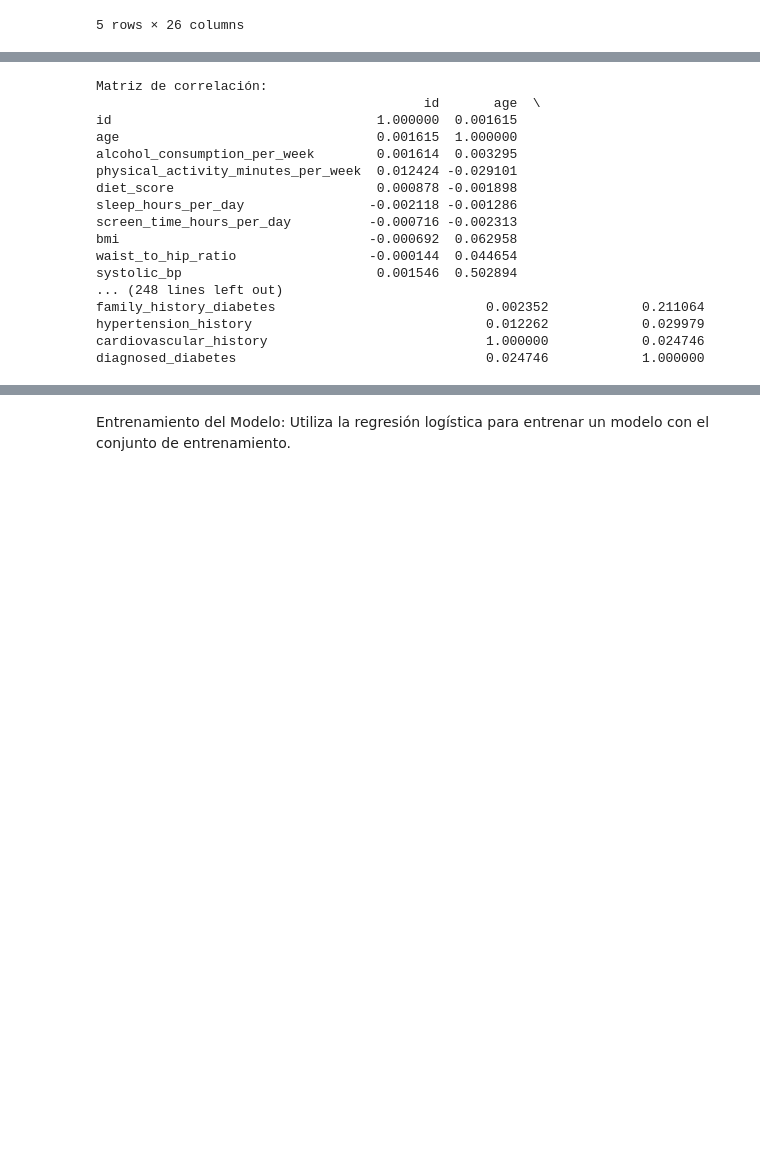
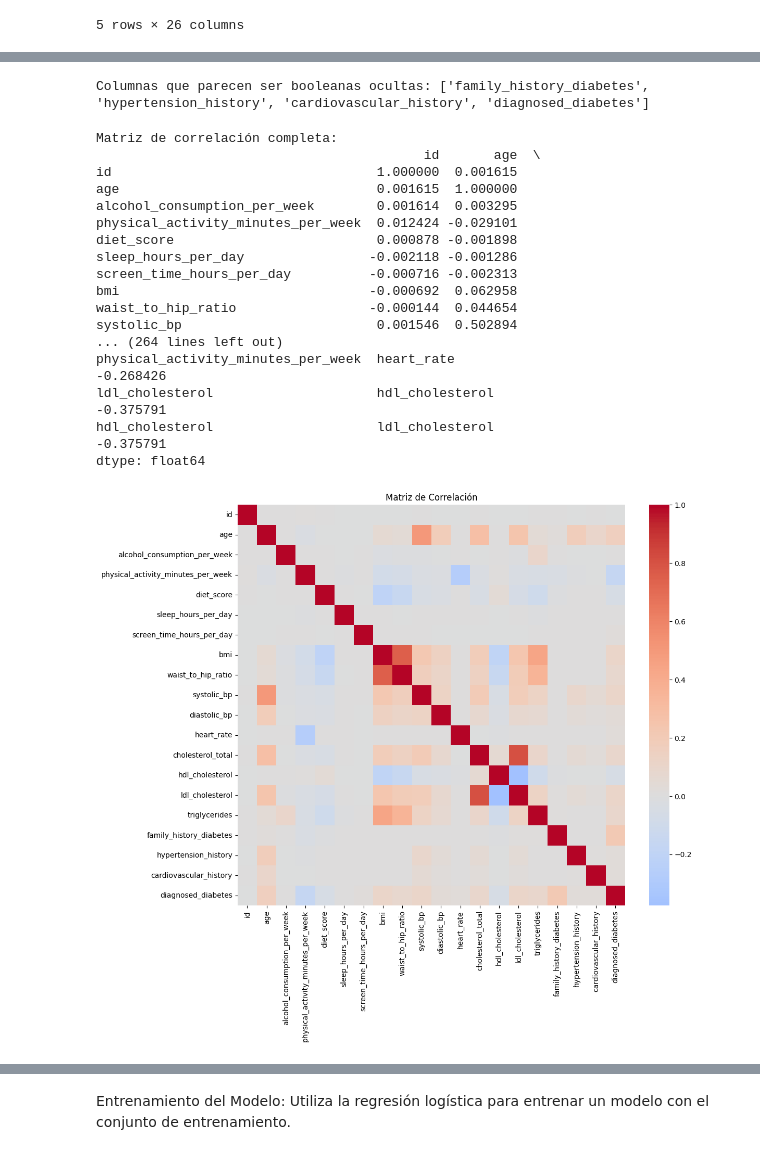
Before and after one commit to iredondosan/ML_Diabetes_Prediction_Challenge, a Jupyter notebook: notebooks/ML_Diabetes_Model_Jesús.ipynb, the cells around one changed output, grey strips where cells are left out. Drawn from its saved outputs; the diff is of its cells as text; code cells hidden in the pictures; blank space fills up the shorter version.

```diff
--- a/notebooks/ML_Diabetes_Model_Jesús.ipynb
+++ b/notebooks/ML_Diabetes_Model_Jesús.ipynb
@@ -57,23 +69,62 @@ freq                                                    1
+# %%
+df.shape # (número de filas, número de columnas)
+target = "diagnosed_diabetes" # Nombre de la columna objetivo
+
+# Identificar columnas que parecen ser booleanas ocultas
+def is_hidden_boolean(series):
+    values = set(series.dropna().unique())
+    return values.issubset({0, 1})
+
+hidden_bools = [
+    col for col in df.columns
+    if df[col].dtype in ["float64", "int64"]
+    and is_hidden_boolean(df[col])
+]
+df[hidden_bools] = df[hidden_bools].astype("bool")
+print("Columnas que parecen ser booleanas ocultas:", hidden_bools)
+# %% [output]
+Columnas que parecen ser booleanas ocultas: ['family_history_diabetes', 'hypertension_history', 'cardiovascular_history', 'diagnosed_diabetes']
 # %%
 #2.2 Correlación de las variables
 correlation_matrix = df.corr(numeric_only=True)
-print("\nMatriz de correlación:")
+
+# Mostrar la matriz completa
+print("\nMatriz de correlación completa:")
 print(correlation_matrix)
+
+# Para mostrar de manera más limpia: top correlaciones positivas y negativas
+corr_pairs = correlation_matrix.unstack().sort_values(ascending=False)
+# Remover autocorrelaciones (1.0)
+corr_pairs = corr_pairs[corr_pairs < 1.0]
+
+print("\n=== TOP 10 CORRELACIONES POSITIVAS ===")
+print(corr_pairs.head(5))
+
+print("\n=== TOP 10 CORRELACIONES NEGATIVAS (más negativas) ===")
+print(corr_pairs.tail(5))
+
+# Muestro con un heatmap la matriz de correlación
+
+plt.figure(figsize=(12, 10))
+sns.heatmap(correlation_matrix, annot=False, cmap='coolwarm', center=0)
+plt.title('Matriz de Correlación')
+plt.show()
 # %% [output]
-Matriz de correlación:
+Matriz de correlación completa:
                                           id       age  \
 id                                  1.000000  0.001615
 age                                 0.001615  1.000000
 alcohol_consumption_per_week        0.001614  0.003295
 physical_activity_minutes_per_week  0.012424 -0.029101
 diet_score                          0.000878 -0.001898
 sleep_hours_per_day                -0.002118 -0.001286
 screen_time_hours_per_day          -0.000716 -0.002313
 bmi                                -0.000692  0.062958
 waist_to_hip_ratio                 -0.000144  0.044654
 systolic_bp                         0.001546  0.502894
-... (248 lines left out)
-family_history_diabetes                           0.002352            0.211064
-hypertension_history                              0.012262            0.029979
-cardiovascular_history                            1.000000            0.024746
-diagnosed_diabetes                                0.024746            1.000000
+... (264 lines left out)
+physical_activity_minutes_per_week  heart_rate                           -0.268426
+ldl_cholesterol                     hdl_cholesterol                      -0.375791
+hdl_cholesterol                     ldl_cholesterol                      -0.375791
+dtype: float64
+[figure, added]
```
Also changed, not shown: parts of 13 cells of this notebook.
